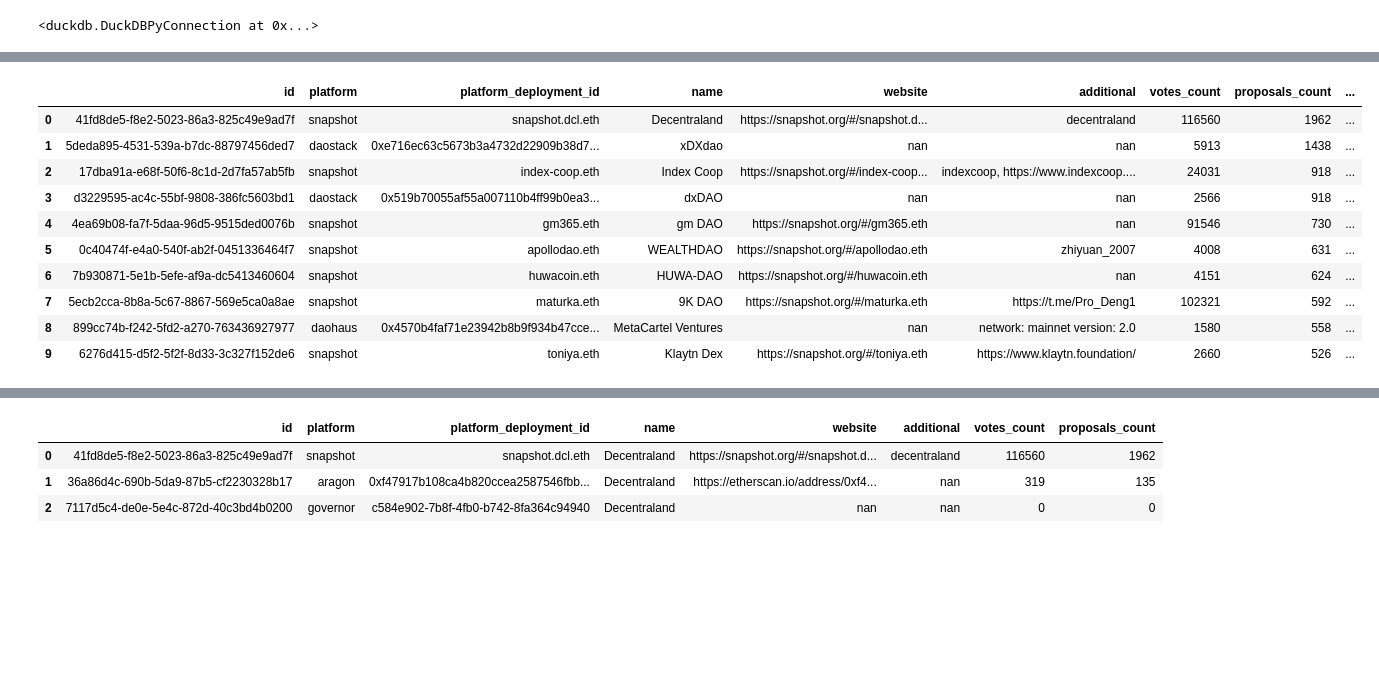
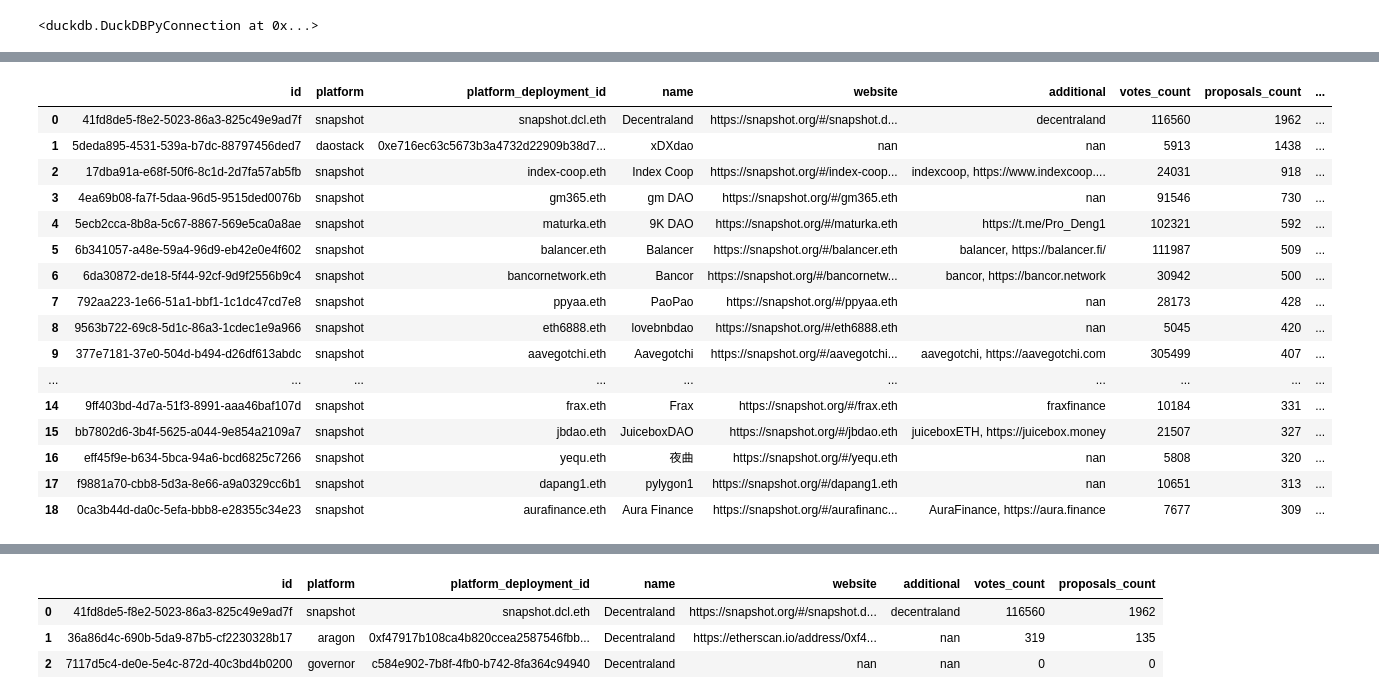
Before and after one commit to daviddavo/upm-tfm-notebooks, a Jupyter notebook: 04_dao-census.ipynb, the cells around one changed output, grey strips where cells are left out. Drawn from its saved outputs; the diff is of its cells as text; code cells hidden in the pictures; blank space fills up the shorter version.

```diff
--- a/04_dao-census.ipynb
+++ b/04_dao-census.ipynb
@@ -64,43 +64,49 @@ LIMIT 30
 | 28 | fc7ca377-ce11-5c7c-b2e4-99173da23e50 | realms | GqTPL6qRf5aUuqscLh8Rg2HTxPUXfhhAX... | Mango | NaN | NaN | 1182 | 412 |
 | 29 | 377e7181-37e0-504d-b494-d26df613abdc | snapshot | aavegotchi.eth | Aavegotchi | https://snapshot.org/#/aavegotchi... | aavegotchi, https://aavegotchi.com | 305499 | 407 |
 # %%
-def best_daos_for_recsys(min_proposals=300, min_voters=50, min_density=0.0001, order_by='proposals_count', limit=10000):
+def best_daos_for_recsys(min_proposals=300, min_votes=1000, min_voters=50, min_density=0.0001, order_by='proposals_count', limit=10000):
     df = db.execute(f"""
     WITH G AS (
         SELECT deployments.*, COUNT(DISTINCT votes.voter) AS voters_count
         FROM deployments
         LEFT JOIN votes ON (deployments.id = votes.deployment_id)
         WHERE proposals_count > {min_proposals}
         GROUP BY deployments.*
     )
     SELECT *,
         voters_count + proposals_count AS nodes,
         2*(votes_count)/((voters_count + proposals_count)*(voters_count + proposals_count-1)) AS density,
         votes_count/proposals_count AS vpp,
         votes_count/voters_count AS vpv
     FROM G
-    WHERE density > {min_density} AND voters_count > {min_voters}
+    WHERE density > {min_density} AND voters_count > {min_voters} AND votes_count > {min_votes}
     ORDER BY {order_by} DESC
     LIMIT {limit}
     """).fetchdf()
 
     df['milli density'] = 1000 * df['density']
 
     return df
 
-best_daos_for_recsys().head(10)
+best_daos_for_recsys(min_votes=5000).head(20)
 # %% [output]
 |  | id | platform | platform_deployment_id | name | website | additional | votes_count | proposals_count | ... |
 | 0 | 41fd8de5-f8e2-5023-86a3-825c49e9ad7f | snapshot | snapshot.dcl.eth | Decentraland | https://snapshot.org/#/snapshot.d... | decentraland | 116560 | 1962 | ... |
 | 1 | 5deda895-4531-539a-b7dc-88797456ded7 | daostack | 0xe716ec63c5673b3a4732d22909b38d7... | xDXdao | nan | nan | 5913 | 1438 | ... |
 | 2 | 17dba91a-e68f-50f6-8c1d-2d7fa57ab5fb | snapshot | index-coop.eth | Index Coop | https://snapshot.org/#/index-coop... | indexcoop, https://www.indexcoop.... | 24031 | 918 | ... |
-| 3 | d3229595-ac4c-55bf-9808-386fc5603bd1 | daostack | 0x519b70055af55a007110b4ff99b0ea3... | dxDAO | nan | nan | 2566 | 918 | ... |
-| 4 | 4ea69b08-fa7f-5daa-96d5-9515ded0076b | snapshot | gm365.eth | gm DAO | https://snapshot.org/#/gm365.eth | nan | 91546 | 730 | ... |
-| 5 | 0c40474f-e4a0-540f-ab2f-0451336464f7 | snapshot | apollodao.eth | WEALTHDAO | https://snapshot.org/#/apollodao.eth | zhiyuan_2007 | 4008 | 631 | ... |
-| 6 | 7b930871-5e1b-5efe-af9a-dc5413460604 | snapshot | huwacoin.eth | HUWA-DAO | https://snapshot.org/#/huwacoin.eth | nan | 4151 | 624 | ... |
-| 7 | 5ecb2cca-8b8a-5c67-8867-569e5ca0a8ae | snapshot | maturka.eth | 9K DAO | https://snapshot.org/#/maturka.eth | https://t.me/Pro_Deng1 | 102321 | 592 | ... |
-| 8 | 899cc74b-f242-5fd2-a270-763436927977 | daohaus | 0x4570b4faf71e23942b8b9f934b47cce... | MetaCartel Ventures | nan | network: mainnet version: 2.0 | 1580 | 558 | ... |
-| 9 | 6276d415-d5f2-5f2f-8d33-3c327f152de6 | snapshot | toniya.eth | Klaytn Dex | https://snapshot.org/#/toniya.eth | https://www.klaytn.foundation/ | 2660 | 526 | ... |
+| 3 | 4ea69b08-fa7f-5daa-96d5-9515ded0076b | snapshot | gm365.eth | gm DAO | https://snapshot.org/#/gm365.eth | nan | 91546 | 730 | ... |
+| 4 | 5ecb2cca-8b8a-5c67-8867-569e5ca0a8ae | snapshot | maturka.eth | 9K DAO | https://snapshot.org/#/maturka.eth | https://t.me/Pro_Deng1 | 102321 | 592 | ... |
+| 5 | 6b341057-a48e-59a4-96d9-eb42e0e4f602 | snapshot | balancer.eth | Balancer | https://snapshot.org/#/balancer.eth | balancer, https://balancer.fi/ | 111987 | 509 | ... |
+| 6 | 6da30872-de18-5f44-92cf-9d9f2556b9c4 | snapshot | bancornetwork.eth | Bancor | https://snapshot.org/#/bancornetw... | bancor, https://bancor.network | 30942 | 500 | ... |
+| 7 | 792aa223-1e66-51a1-bbf1-1c1dc47cd7e8 | snapshot | ppyaa.eth | PaoPao | https://snapshot.org/#/ppyaa.eth | nan | 28173 | 428 | ... |
+| 8 | 9563b722-69c8-5d1c-86a3-1cdec1e9a966 | snapshot | eth6888.eth | lovebnbdao | https://snapshot.org/#/eth6888.eth | nan | 5045 | 420 | ... |
+| 9 | 377e7181-37e0-504d-b494-d26df613abdc | snapshot | aavegotchi.eth | Aavegotchi | https://snapshot.org/#/aavegotchi... | aavegotchi, https://aavegotchi.com | 305499 | 407 | ... |
+| ... | ... | ... | ... | ... | ... | ... | ... | ... | ... |
+| 14 | 9ff403bd-4d7a-51f3-8991-aaa46baf107d | snapshot | frax.eth | Frax | https://snapshot.org/#/frax.eth | fraxfinance | 10184 | 331 | ... |
+| 15 | bb7802d6-3b4f-5625-a044-9e854a2109a7 | snapshot | jbdao.eth | JuiceboxDAO | https://snapshot.org/#/jbdao.eth | juiceboxETH, https://juicebox.money | 21507 | 327 | ... |
+| 16 | eff45f9e-b634-5bca-94a6-bcd6825c7266 | snapshot | yequ.eth | 夜曲 | https://snapshot.org/#/yequ.eth | nan | 5808 | 320 | ... |
+| 17 | f9881a70-cbb8-5d3a-8e66-a9a0329cc6b1 | snapshot | dapang1.eth | pylygon1 | https://snapshot.org/#/dapang1.eth | nan | 10651 | 313 | ... |
+| 18 | 0ca3b44d-da0c-5efa-bbb8-e28355c34e23 | snapshot | aurafinance.eth | Aura Finance | https://snapshot.org/#/aurafinanc... | AuraFinance, https://aura.finance | 7677 | 309 | ... |
 # %%
 def best_orgs_for_recsys(min_proposals=300, min_voters=50, min_density=0.0005, order_by='proposals_count', limit=10000):
     df = db.execute(f"""
```
Also changed, not shown: parts of 1 cell of this notebook, 6 other files.
